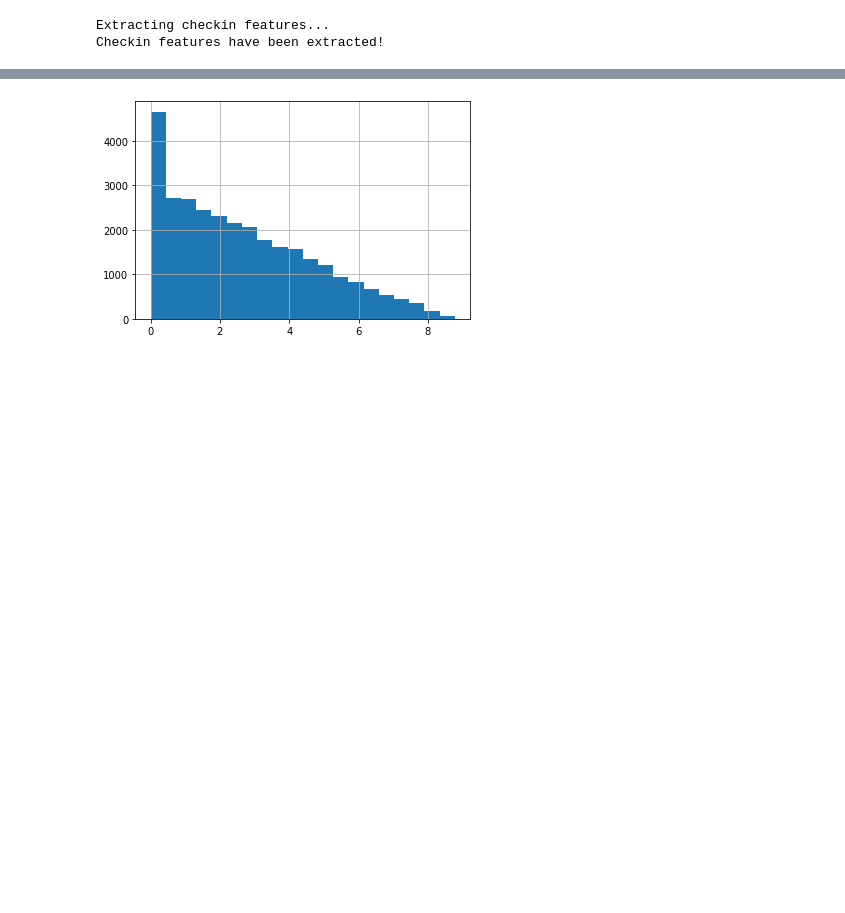
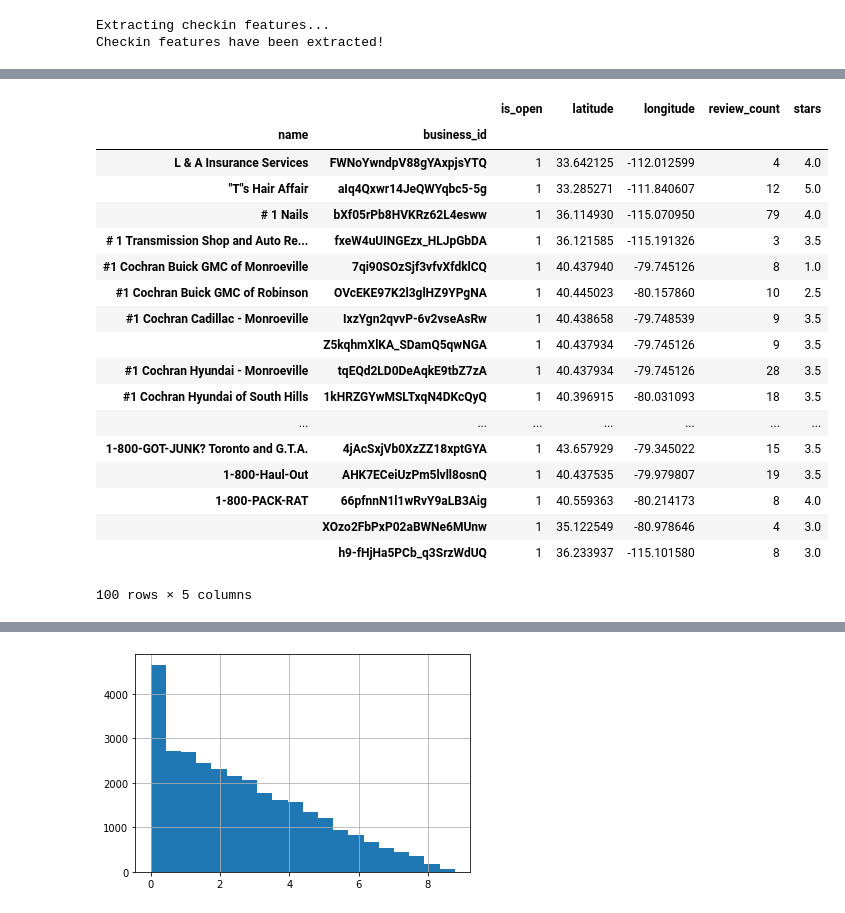
Before and after one commit to geraldgong/Yelp_challenge, a Jupyter notebook: Yelp_features.ipynb, the cells around one changed output, grey strips where cells are left out. Drawn from its saved outputs; the diff is of its cells as text; code cells hidden in the pictures; blank space fills up the shorter version.

```diff
--- a/Yelp_features.ipynb
+++ b/Yelp_features.ipynb
@@ -75,0 +87,22 @@ df_new = df_business.merge(df_checkin, on='business_id', how='inner')
+# %%
+df_business.pivot_table(index=['name', 'business_id']).head(100)
+# %% [output]
+|  |  | is_open | latitude | longitude | review_count | stars |
+| name | business_id |  |  |  |  |  |
+| L & A Insurance Services | FWNoYwndpV88gYAxpjsYTQ | 1 | 33.642125 | -112.012599 | 4 | 4.0 |
+| "T"s Hair Affair | aIq4Qxwr14JeQWYqbc5-5g | 1 | 33.285271 | -111.840607 | 12 | 5.0 |
+| # 1 Nails | bXf05rPb8HVKRz62L4esww | 1 | 36.114930 | -115.070950 | 79 | 4.0 |
+| # 1 Transmission Shop and Auto Re... | fxeW4uUINGEzx_HLJpGbDA | 1 | 36.121585 | -115.191326 | 3 | 3.5 |
+| #1 Cochran Buick GMC of Monroeville | 7qi90SOzSjf3vfvXfdklCQ | 1 | 40.437940 | -79.745126 | 8 | 1.0 |
+| #1 Cochran Buick GMC of Robinson | OVcEKE97K2l3glHZ9YPgNA | 1 | 40.445023 | -80.157860 | 10 | 2.5 |
+| #1 Cochran Cadillac - Monroeville | IxzYgn2qvvP-6v2vseAsRw | 1 | 40.438658 | -79.748539 | 9 | 3.5 |
+|  | Z5kqhmXlKA_SDamQ5qwNGA | 1 | 40.437934 | -79.745126 | 9 | 3.5 |
+| #1 Cochran Hyundai - Monroeville | tqEQd2LD0DeAqkE9tbZ7zA | 1 | 40.437934 | -79.745126 | 28 | 3.5 |
+| #1 Cochran Hyundai of South Hills | 1kHRZGYwMSLTxqN4DKcQyQ | 1 | 40.396915 | -80.031093 | 18 | 3.5 |
+| ... | ... | ... | ... | ... | ... | ... |
+| 1-800-GOT-JUNK? Toronto and G.T.A. | 4jAcSxjVb0XzZZ18xptGYA | 1 | 43.657929 | -79.345022 | 15 | 3.5 |
+| 1-800-Haul-Out | AHK7ECeiUzPm5lvll8osnQ | 1 | 40.437535 | -79.979807 | 19 | 3.5 |
+| 1-800-PACK-RAT | 66pfnnN1l1wRvY9aLB3Aig | 1 | 40.559363 | -80.214173 | 8 | 4.0 |
+|  | XOzo2FbPxP02aBWNe6MUnw | 1 | 35.122549 | -80.978646 | 4 | 3.0 |
+|  | h9-fHjHa5PCb_q3SrzWdUQ | 1 | 36.233937 | -115.101580 | 8 | 3.0 |
+100 rows × 5 columns
```
Also changed, not shown: parts of 8 cells of this notebook, 1 other file.
